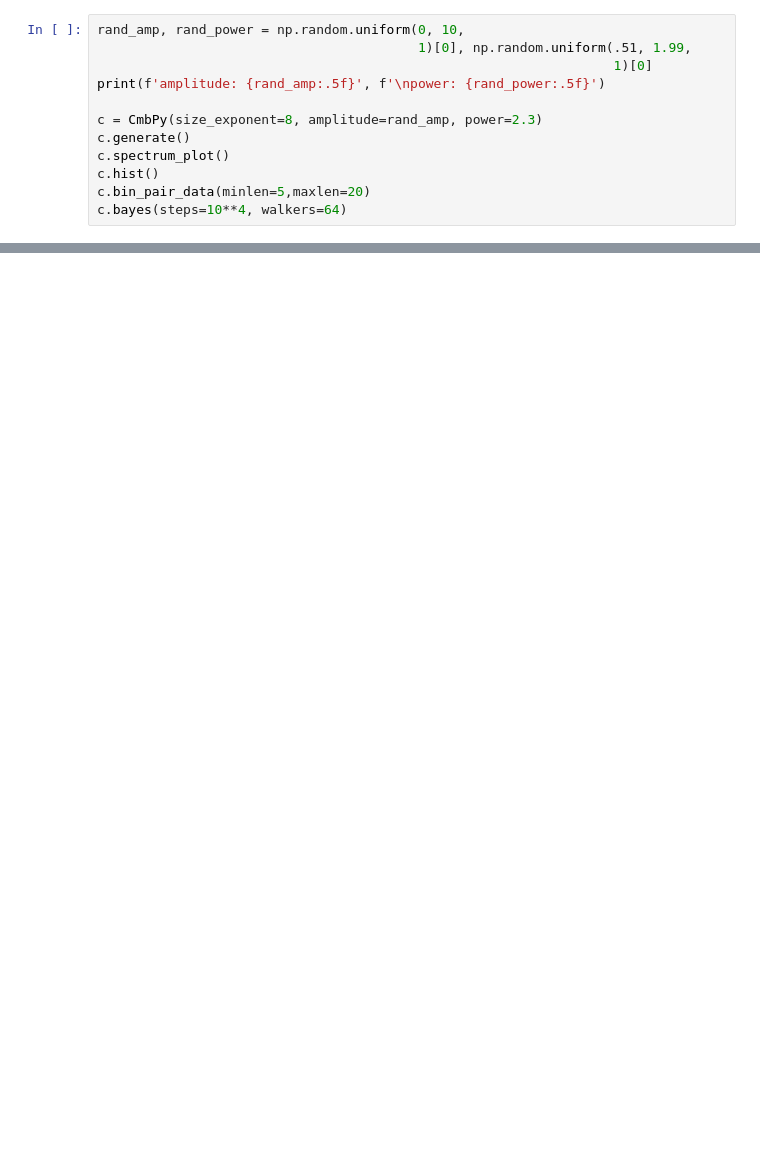
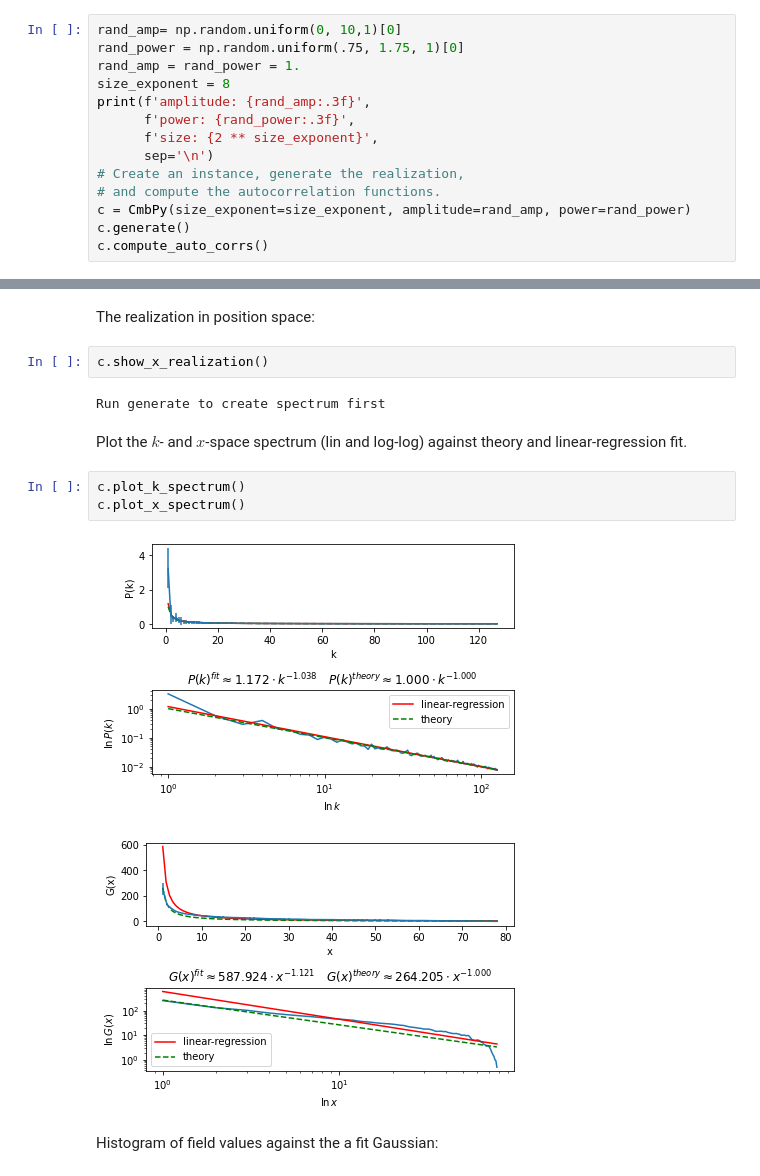
Before and after one commit to garrett361/cmbpy, a Jupyter notebook: cmb.ipynb, the cells around one changed output, grey strips where cells are left out. Drawn from its saved outputs; the diff is of its cells as text; blank space fills up the shorter version.

```diff
--- a/cmb.ipynb
+++ b/cmb.ipynb
@@ -409,12 +428,14 @@ Some parameter choices which run in reasonable time: `size_exponent`=8, `maxlen`
 # %%
-rand_amp, rand_power = np.random.uniform(0, 10,
-                                         1)[0], np.random.uniform(.51, 1.99,
-                                                                  1)[0]
-print(f'amplitude: {rand_amp:.5f}', f'\npower: {rand_power:.5f}')
-
-c = CmbPy(size_exponent=8, amplitude=rand_amp, power=2.3)
+rand_amp= np.random.uniform(0, 10,1)[0]
+rand_power = np.random.uniform(.75, 1.75, 1)[0]
+rand_amp = rand_power = 1.
+size_exponent = 8
+print(f'amplitude: {rand_amp:.3f}',
+      f'power: {rand_power:.3f}',
+      f'size: {2 ** size_exponent}',
+      sep='\n')
+# Create an instance, generate the realization,
+# and compute the autocorrelation functions.
+c = CmbPy(size_exponent=size_exponent, amplitude=rand_amp, power=rand_power)
 c.generate()
-c.spectrum_plot()
-c.hist()
-c.bin_pair_data(minlen=5,maxlen=20)
-c.bayes(steps=10**4, walkers=64)
+c.compute_auto_corrs()
@@ -442,0 +442,16 @@ tau: [213.75202942 185.64809164]
+# %% [markdown]
+The realization in position space:
+# %%
+c.show_x_realization()
+# %% [output]
+Run generate to create spectrum first
+# %% [markdown]
+Plot the $k$- and $x$-space spectrum (lin and log-log) against theory and linear-regression fit.
+# %%
+c.plot_k_spectrum()
+c.plot_x_spectrum()
+# %% [output]
+[figure, added]
+[figure, added]
+# %% [markdown]
+Histogram of field values against the a fit Gaussian:
```
Also changed, not shown: parts of 9 cells of this notebook, 3 other files.
